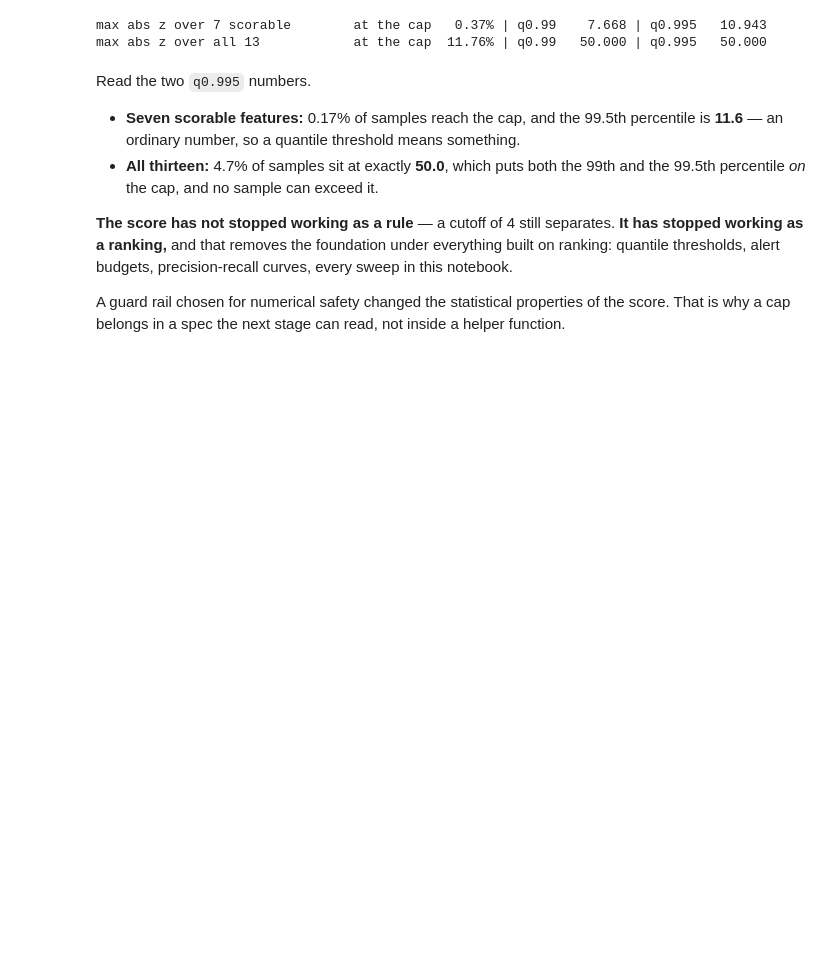
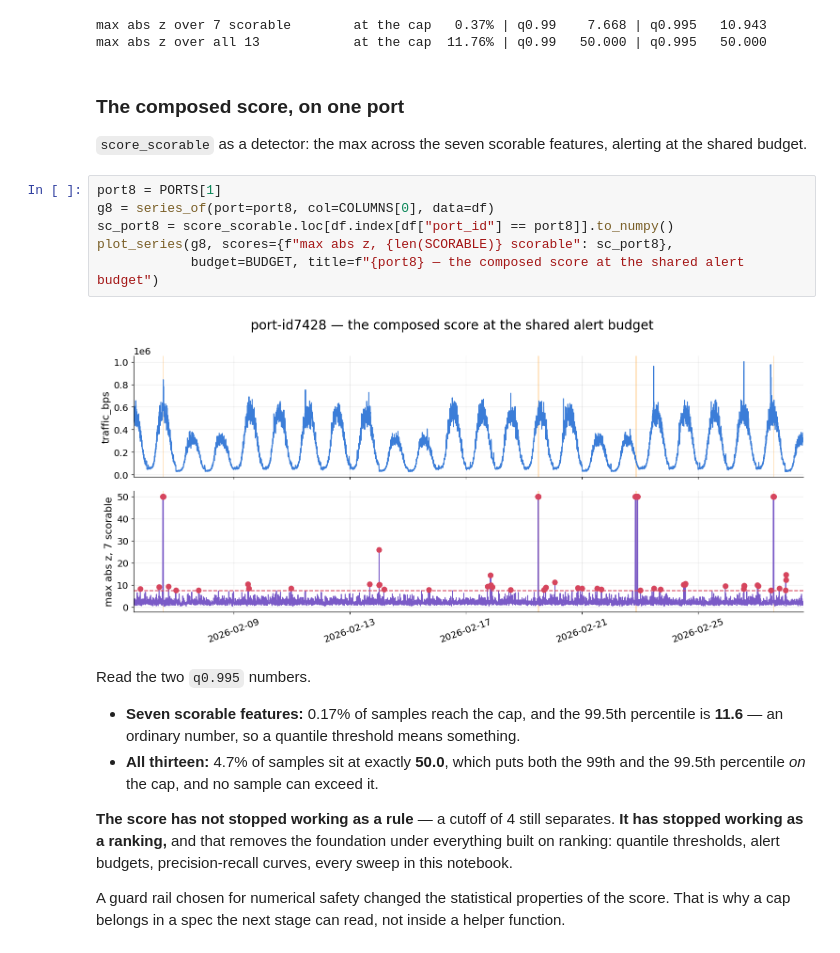
Before and after one commit to kevin880987/aiops-anomaly-zero-to-hero, a Jupyter notebook: labs/workshop/02.ipynb, the cells around one changed output. Saved outputs shown, nothing was run; the diff lists cells and outputs as text; blank space fills up the shorter version.

```diff
--- a/labs/workshop/02.ipynb
+++ b/labs/workshop/02.ipynb
@@ -706,6 +712,19 @@ for name, sc in [(f"max abs z over {len(SCORABLE)} scorable", score_scorable),
 # %% [output]
 max abs z over 7 scorable        at the cap   0.37% | q0.99    7.668 | q0.995   10.943
 max abs z over all 13            at the cap  11.76% | q0.99   50.000 | q0.995   50.000
+# %% [markdown]
+### The composed score, on one port
+
+`score_scorable` as a detector: the max across the seven scorable features, alerting at the
+shared budget.
+# %%
+port8 = PORTS[1]
+g8 = series_of(port=port8, col=COLUMNS[0], data=df)
+sc_port8 = score_scorable.loc[df.index[df["port_id"] == port8]].to_numpy()
+plot_series(g8, scores={f"max abs z, {len(SCORABLE)} scorable": sc_port8},
+            budget=BUDGET, title=f"{port8} — the composed score at the shared alert budget")
+# %% [output]
+[figure, added]
 # %% [markdown]
 Read the two `q0.995` numbers.
 
```
Also changed, not shown: parts of 10 cells of this notebook, 1 other file.
